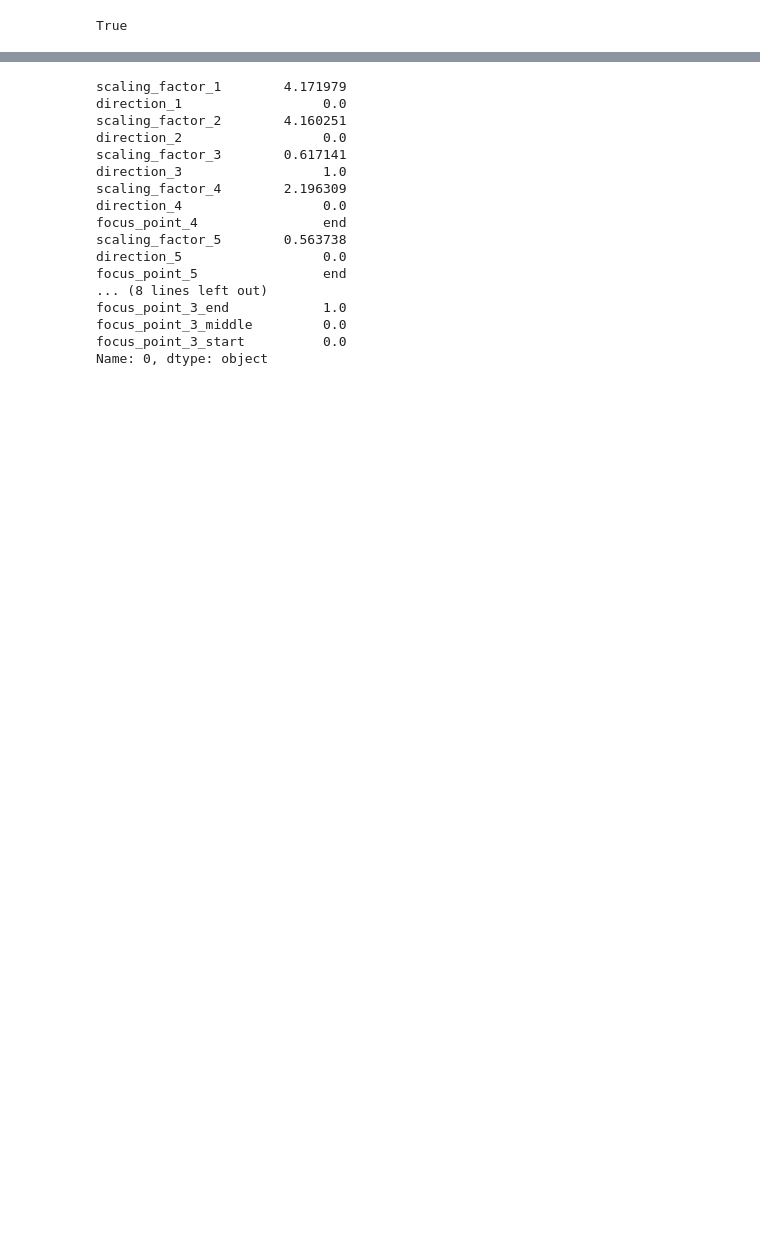
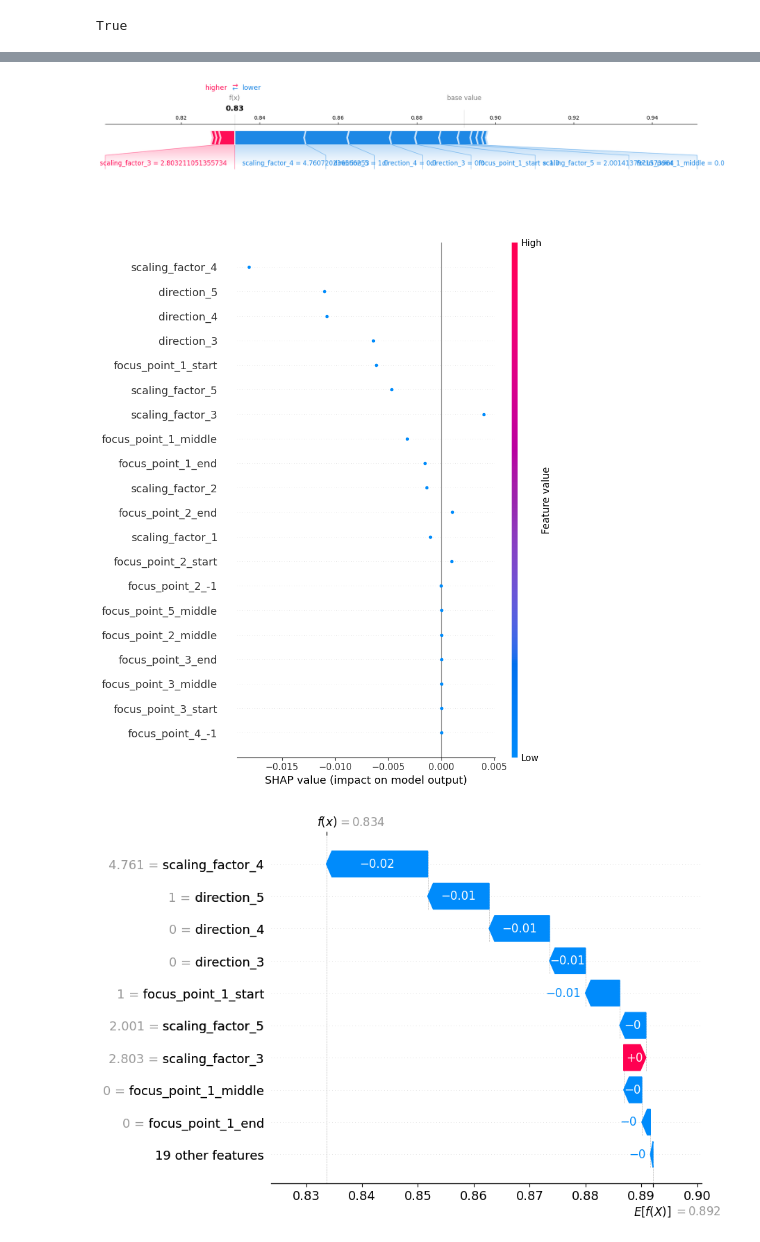
Before and after one commit to ppopiolek/CyberAML, a Jupyter notebook: notebooks/XAI_experiment.ipynb, the cells around one changed output, grey strips where cells are left out. Cells and saved outputs as stored; diff of their text form; code cells hidden in the pictures; blank space fills up the shorter version.

```diff
--- a/notebooks/XAI_experiment.ipynb
+++ b/notebooks/XAI_experiment.ipynb
@@ -721,10 +861,21 @@ X
 # %%
-# TODO: naprawic explainer tutaj - byc moze na poziomie predykcji cos jest skopane i nie ma wariancji?
+# TODO: naprawic explainer tutaj - byc moze na poziomie predykcji cos jest skopane i nie ma wariancji? =======
 
-predict_wrapper = lambda X: predict(X, 0) # test
+import shap
 
-explainer = shap.Explainer(predict_wrapper, X.values, feature_names = X.columns)
+i = 2
 
-shap_values = explainer(X)
+def predict_wrapper(encoded_df):
+    predictions = []
+    print(f"to process:{len(encoded_df)}")
+    for j in range(len(encoded_df)):
+        pred = predict(encoded_df.iloc[[j]], i)
+        #print(f"pred: {pred}")
+        predictions.append(pred)
+    return np.array(predictions)
+
+explainer = shap.Explainer(predict_wrapper, encoded_df)
+
+shap_values = explainer(encoded_df.iloc[[i]])
 print(shap_values)
 # %% [output]
@@ -869,20 +906,0 @@ IndexError: invalid index to scalar variable.
-# %%
-encoded_df.iloc[0]
-# %% [output]
-scaling_factor_1        4.171979
-direction_1                  0.0
-scaling_factor_2        4.160251
-direction_2                  0.0
-scaling_factor_3        0.617141
-direction_3                  1.0
-scaling_factor_4        2.196309
-direction_4                  0.0
-focus_point_4                end
-scaling_factor_5        0.563738
-direction_5                  0.0
-focus_point_5                end
-... (8 lines left out)
-focus_point_3_end            1.0
-focus_point_3_middle         0.0
-focus_point_3_start          0.0
-Name: 0, dtype: object
@@ -894,0 +907,34 @@ Name: 0, dtype: object
+# %%
+import shap
+import matplotlib.pyplot as plt
+import pandas as pd
+
+# Zakładając, że masz już wygenerowane shap_values i encoded_df
+
+# Wykres siły oddziaływania (Force Plot)
+shap.force_plot(
+    shap_values.base_values[0],
+    shap_values.values[0],
+    shap_values.data[0],
+    feature_names=encoded_df.columns,
+    matplotlib=True
+)
+plt.show()
+
+# Wykres wartości cech (Summary Plot)
+shap.summary_plot(shap_values.values, shap_values.data, feature_names=encoded_df.columns)
+
+# Wykres wartości cech z rozkładem (Summary Plot with Distribution)
+#shap.summary_plot(shap_values, encoded_df)
+
+# Wykres wartości cech dla pojedynczego przykładu (Waterfall Plot)
+shap.plots.waterfall(shap_values[0])
+
+# Wyciąganie wartości SHAP dla każdej kolumny
+shap_values_mean = shap_values.values.mean(axis=0)  # Średnie wartości SHAP dla każdej cechy
+shap_values_df = pd.DataFrame(shap_values_mean, index=encoded_df.columns, columns=["SHAP value"])
+print(shap_values_df)
+# %% [output]
+[figure, added]
+[figure, added]
+[figure, added]
```
Also changed, not shown: parts of 43 cells of this notebook, 1 other file.
